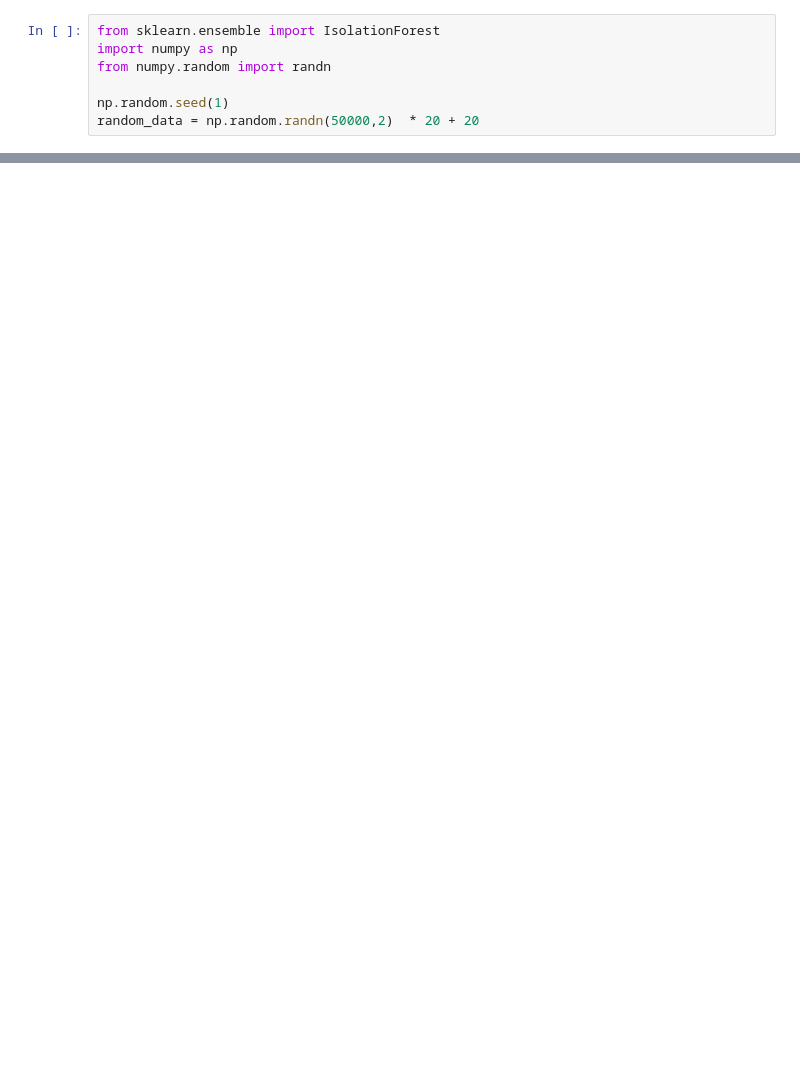
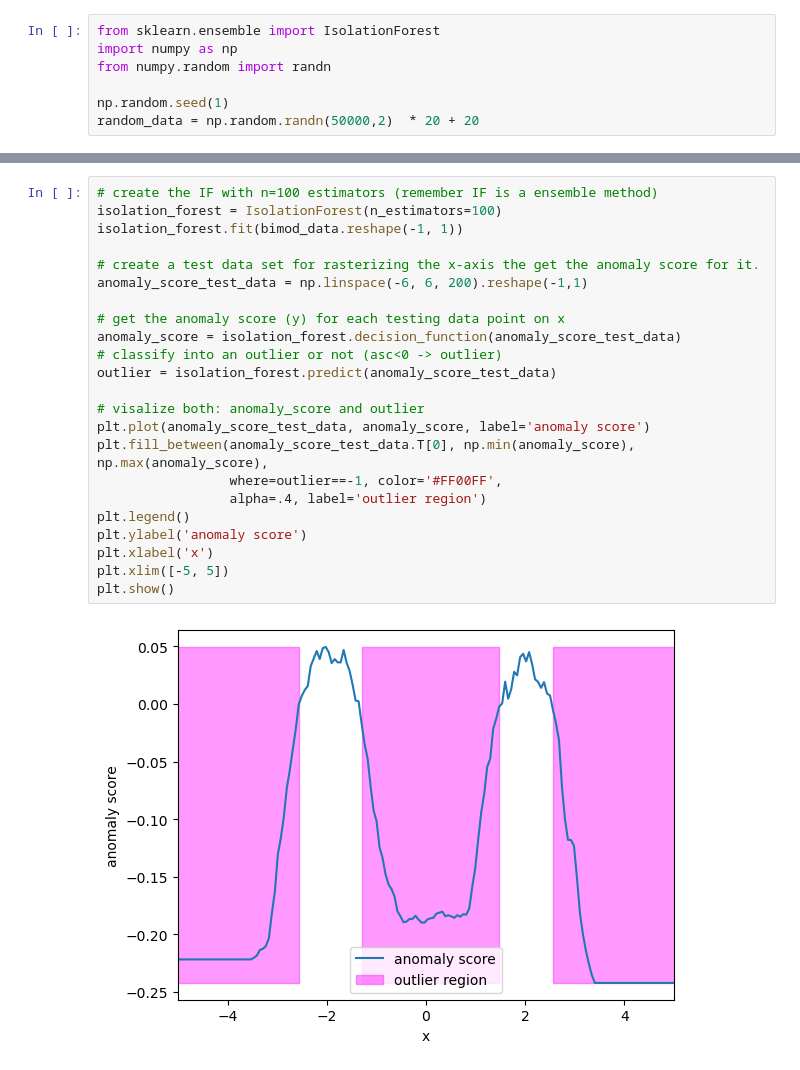
Before and after one commit to gheisenberg/AML, a Jupyter notebook: Ex4.Isolation_Forest.ipynb, the cells around one changed output, grey strips where cells are left out. Saved outputs shown, nothing was run; the diff lists cells and outputs as text; blank space fills up the shorter version.

```diff
--- a/Ex4.Isolation_Forest.ipynb
+++ b/Ex4.Isolation_Forest.ipynb
@@ -61,0 +88,25 @@ preds[0:200]
+# %%
+# create the IF with n=100 estimators (remember IF is a ensemble method)
+isolation_forest = IsolationForest(n_estimators=100)
+isolation_forest.fit(bimod_data.reshape(-1, 1))
+
+# create a test data set for rasterizing the x-axis the get the anomaly score for it.
+anomaly_score_test_data = np.linspace(-6, 6, 200).reshape(-1,1)
+
+# get the anomaly score (y) for each testing data point on x
+anomaly_score = isolation_forest.decision_function(anomaly_score_test_data)
+# classify into an outlier or not (asc<0 -> outlier)
+outlier = isolation_forest.predict(anomaly_score_test_data)
+
+# visalize both: anomaly_score and outlier
+plt.plot(anomaly_score_test_data, anomaly_score, label='anomaly score')
+plt.fill_between(anomaly_score_test_data.T[0], np.min(anomaly_score), np.max(anomaly_score),
+                 where=outlier==-1, color='#FF00FF',
+                 alpha=.4, label='outlier region')
+plt.legend()
+plt.ylabel('anomaly score')
+plt.xlabel('x')
+plt.xlim([-5, 5])
+plt.show()
+# %% [output]
+[figure, added]
```
Also changed, not shown: parts of 6 cells of this notebook.
